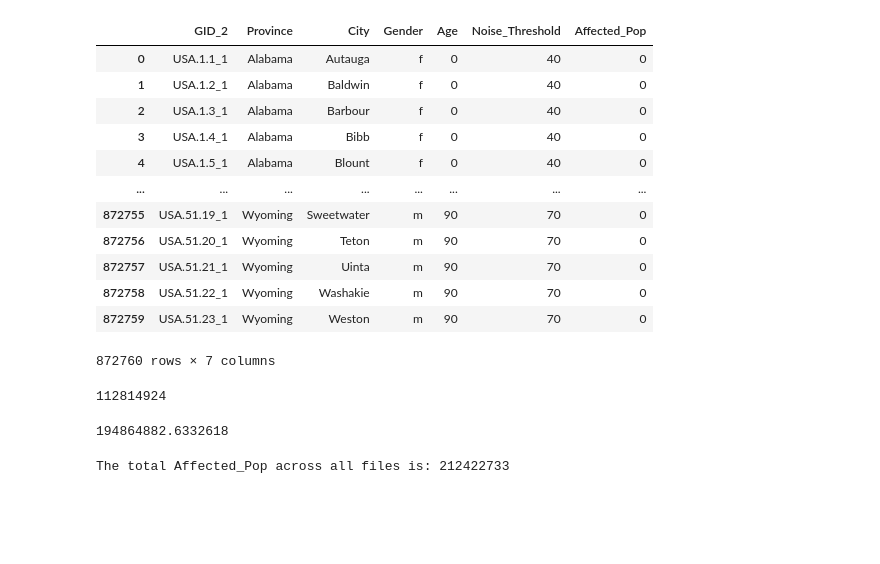
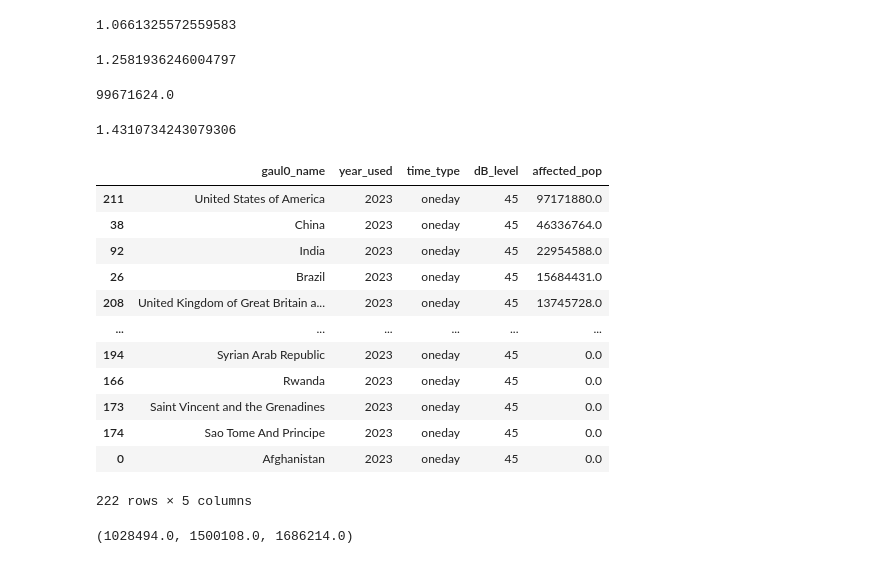
Before and after one commit to lun55/WorldPop, a Jupyter notebook: 人口统计.ipynb, the cells around one changed output. Saved outputs shown, nothing was run; the diff lists cells and outputs as text; code cells hidden in the pictures; blank space fills up the shorter version.

```diff
--- a/人口统计.ipynb
+++ b/人口统计.ipynb
@@ -6,46 +48,38 @@ total = pd.read_csv(r"E:\Code\WorldPop\noise\USA_tiles\2023\night\results\csv\ma
+# %%
+99671624.0/93488960.0
+# %% [output]
+1.0661325572559583
+# %%
+93488960.0/74304112.0
+# %% [output]
+1.2581936246004797
+# %%
+74304112.0*1.2581936246004797*1.0661325572559583
+# %% [output]
+99671624.0
+# %%
+total = pd.read_csv(r"F:\机场噪音\Noise_Population_Stats_New\总\L0\SEL_oneday\L0_intersected_SEL_oneday_45dB.csv")
+# %%
+106334640.0/74304112.0
+# %% [output]
+1.4310734243079306
 # %%
-total
+total.sort_values(by='affected_pop', ascending=False)
 # %% [output]
-|  | GID_2 | Province | City | Gender | Age | Noise_Threshold | Affected_Pop |
-| 0 | USA.1.1_1 | Alabama | Autauga | f | 0 | 40 | 0 |
-| 1 | USA.1.2_1 | Alabama | Baldwin | f | 0 | 40 | 0 |
-| 2 | USA.1.3_1 | Alabama | Barbour | f | 0 | 40 | 0 |
-| 3 | USA.1.4_1 | Alabama | Bibb | f | 0 | 40 | 0 |
-| 4 | USA.1.5_1 | Alabama | Blount | f | 0 | 40 | 0 |
-| ... | ... | ... | ... | ... | ... | ... | ... |
-| 872755 | USA.51.19_1 | Wyoming | Sweetwater | m | 90 | 70 | 0 |
-| 872756 | USA.51.20_1 | Wyoming | Teton | m | 90 | 70 | 0 |
-| 872757 | USA.51.21_1 | Wyoming | Uinta | m | 90 | 70 | 0 |
-| 872758 | USA.51.22_1 | Wyoming | Washakie | m | 90 | 70 | 0 |
-| 872759 | USA.51.23_1 | Wyoming | Weston | m | 90 | 70 | 0 |
+|  | gaul0_name | year_used | time_type | dB_level | affected_pop |
+| 211 | United States of America | 2023 | oneday | 45 | 97171880.0 |
+| 38 | China | 2023 | oneday | 45 | 46336764.0 |
+| 92 | India | 2023 | oneday | 45 | 22954588.0 |
+| 26 | Brazil | 2023 | oneday | 45 | 15684431.0 |
+| 208 | United Kingdom of Great Britain a... | 2023 | oneday | 45 | 13745728.0 |
+| ... | ... | ... | ... | ... | ... |
+| 194 | Syrian Arab Republic | 2023 | oneday | 45 | 0.0 |
+| 166 | Rwanda | 2023 | oneday | 45 | 0.0 |
+| 173 | Saint Vincent and the Grenadines | 2023 | oneday | 45 | 0.0 |
+| 174 | Sao Tome And Principe | 2023 | oneday | 45 | 0.0 |
+| 0 | Afghanistan | 2023 | oneday | 45 | 0.0 |
-872760 rows × 7 columns
+222 rows × 5 columns
-# %%
-total[total['Noise_Threshold']==40]['Affected_Pop'].sum()
-# %% [output]
-112814924
-# %%
-total = pd.read_csv(r"F:\机场噪音\Final_Consolidated_Results\美国\噪音影响人口\2023\Stats_intersected_SEL_oneday_202310_95_40dB.csv")
-total['Affected_Pop'].sum()
-# %% [output]
-194864882.6332618
-# %%
-import pandas as pd
-import glob
-import os
-
-# 1. Get all CSV files in the current directory
-csv_files = glob.glob(r"E:\Code\WorldPop\noise\USA_tiles\2023\oneday\results\csv\*.csv")
-
-total_affected_pop = 0
-
-for file in csv_files:
-    # Read the CSV
-    df = pd.read_csv(file)
-
-    # 2. Check if the column exists and sum it
-    if 'Affected_Pop' in df.columns:
-        total_affected_pop += df[df['Noise_Threshold']==40]['Affected_Pop'].sum()
-
-print(f"The total Affected_Pop across all files is: {total_affected_pop}")
-# %% [output]
-The total Affected_Pop across all files is: 212422733
+# %%
+1.028494e+06,1.500108e+06,1.686214e+06
+# %% [output]
+(1028494.0, 1500108.0, 1686214.0)
```
Also changed, not shown: parts of 27 cells of this notebook, 44 other files.
